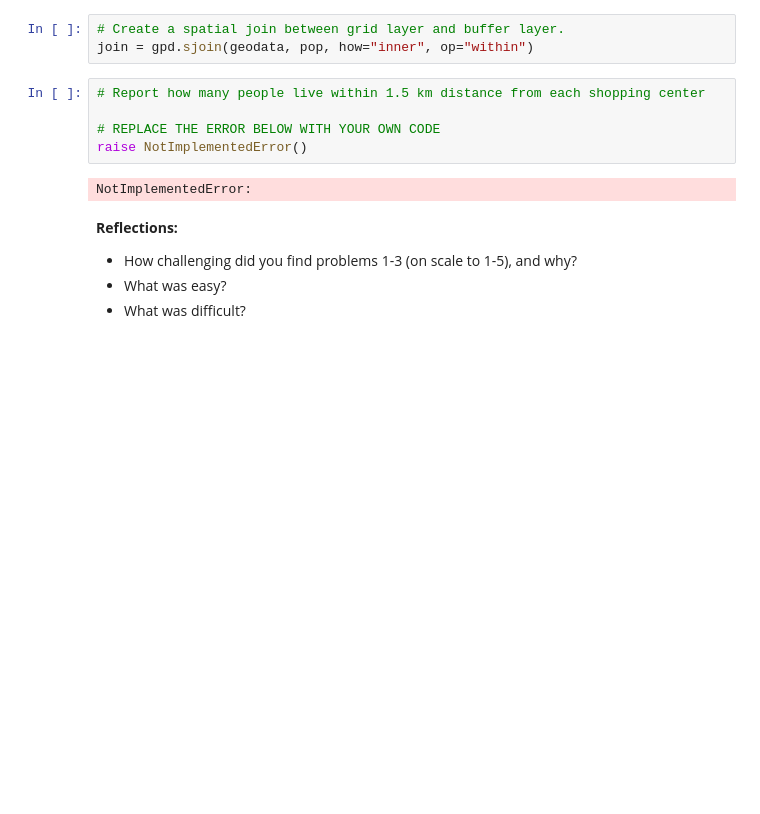
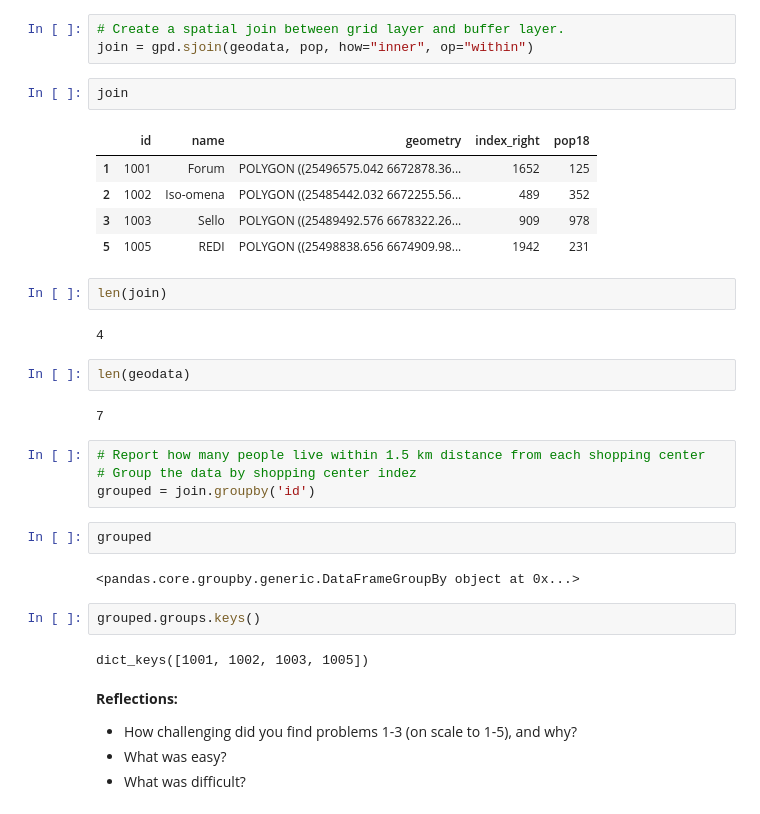
Before and after one commit to arr678/Hels_Exer3, a Jupyter notebook: Exercise-3-Problem-1-3.ipynb, the cells around one changed output. Drawn from its saved outputs; the diff is of its cells as text; blank space fills up the shorter version.

Commit message:
groupedby

```diff
--- a/Exercise-3-Problem-1-3.ipynb
+++ b/Exercise-3-Problem-1-3.ipynb
@@ -412,13 +412,34 @@ Requirement already satisfied: numpy>=1.13 in /srv/conda/envs/notebook/lib/pytho
 # %%
 # Create a spatial join between grid layer and buffer layer.
 join = gpd.sjoin(geodata, pop, how="inner", op="within")
+# %%
+join
+# %% [output]
+|  | id | name | geometry | index_right | pop18 |
+| 1 | 1001 | Forum | POLYGON ((25496575.042 6672878.36... | 1652 | 125 |
+| 2 | 1002 | Iso-omena | POLYGON ((25485442.032 6672255.56... | 489 | 352 |
+| 3 | 1003 | Sello | POLYGON ((25489492.576 6678322.26... | 909 | 978 |
+| 5 | 1005 | REDI | POLYGON ((25498838.656 6674909.98... | 1942 | 231 |
+# %%
+len(join)
+# %% [output]
+4
+# %%
+len(geodata)
+# %% [output]
+7
 # %%
 # Report how many people live within 1.5 km distance from each shopping center
-
-# REPLACE THE ERROR BELOW WITH YOUR OWN CODE
-raise NotImplementedError()
+# Group the data by shopping center indez
+grouped = join.groupby('id')
-# %% [output]
-NotImplementedError:
+# %%
+grouped
+# %% [output]
+<pandas.core.groupby.generic.DataFrameGroupBy object at 0x...>
+# %%
+grouped.groups.keys()
+# %% [output]
+dict_keys([1001, 1002, 1003, 1005])
 # %% [markdown]
 **Reflections:**
 
```
Also changed, not shown: parts of 1 cell of this notebook.
